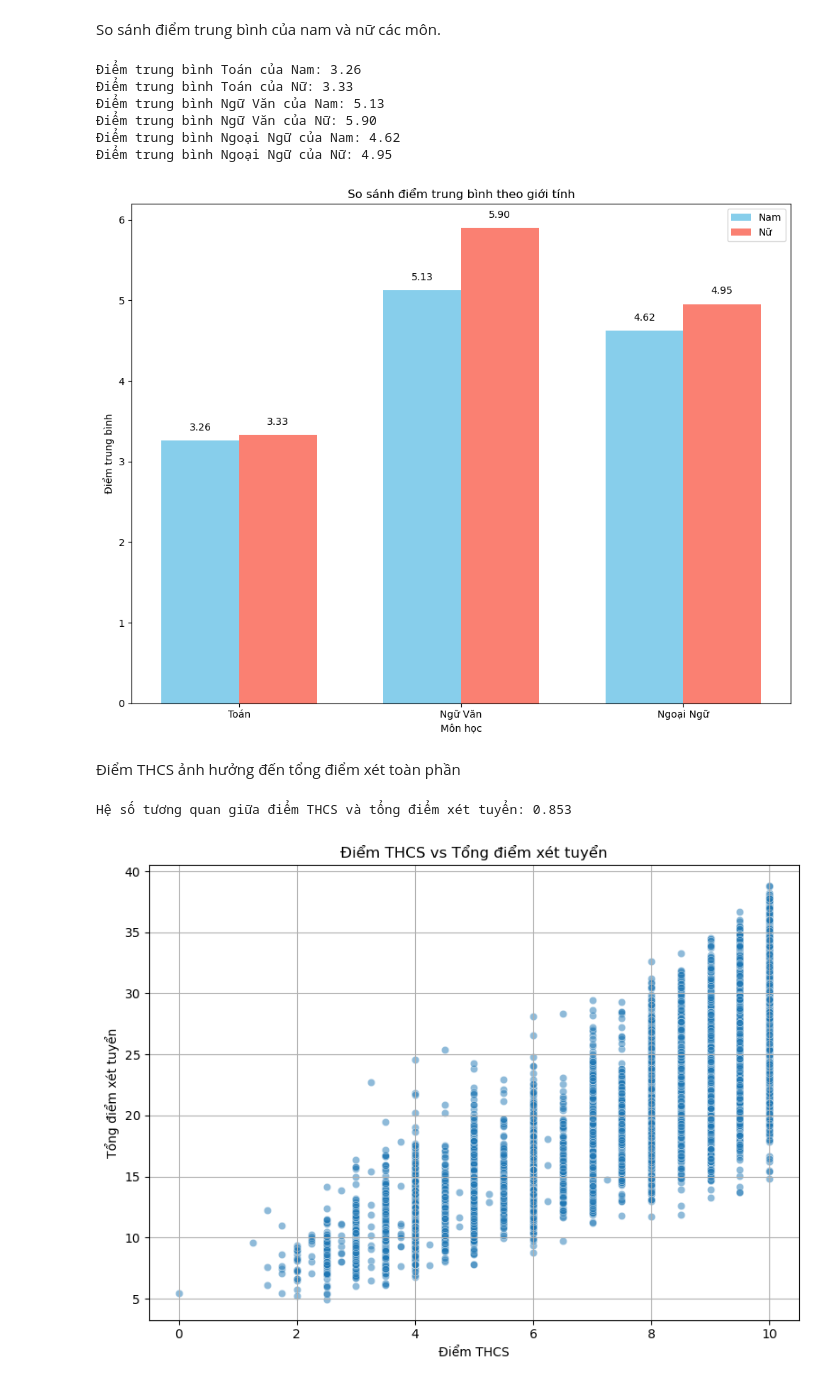
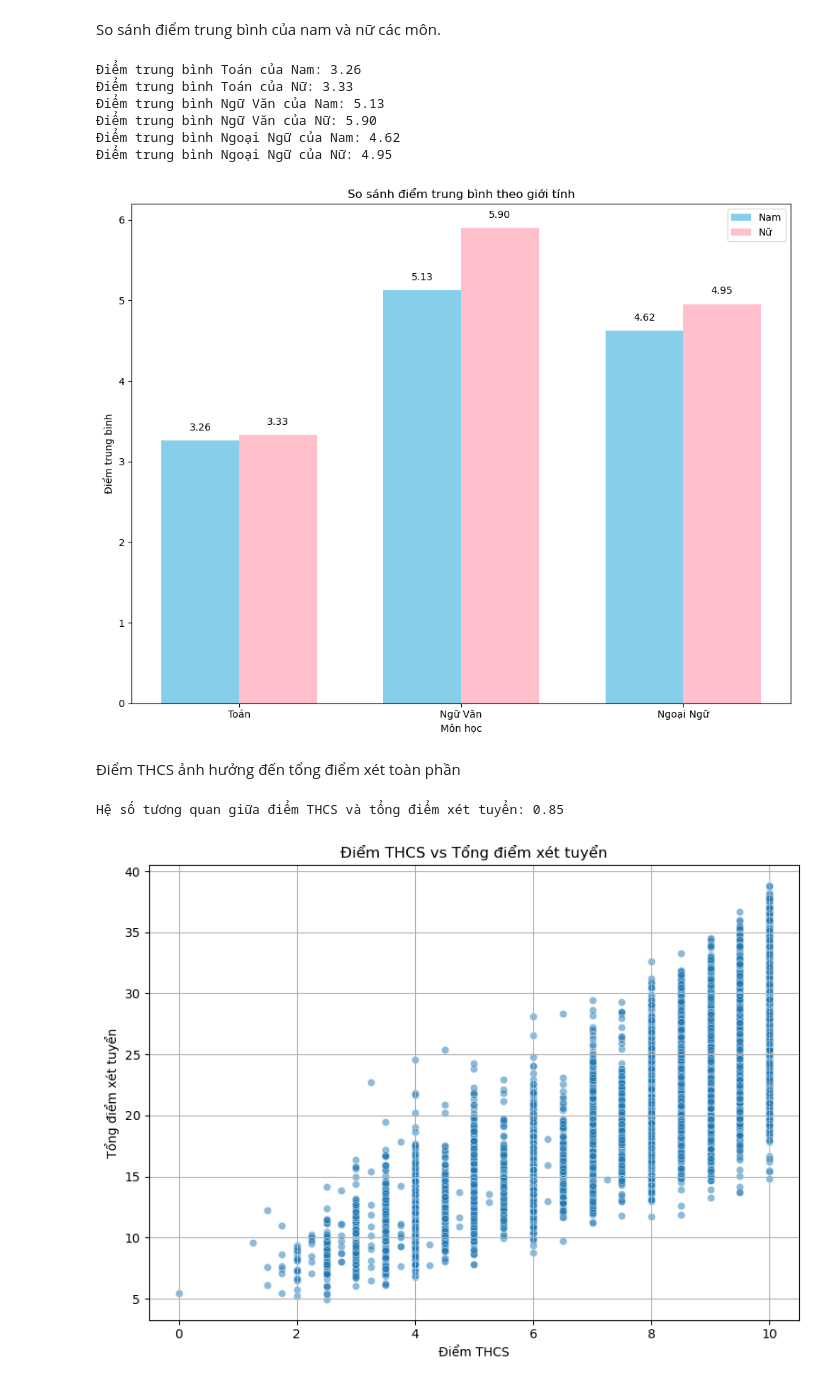
Before and after one commit to tinppb/sofascore-football-crawler, a Jupyter notebook: code_cuoiky/tuyensinhlop10Hue.ipynb, the cells around one changed output. Saved outputs shown, nothing was run; the diff lists cells and outputs as text; code cells hidden in the pictures.

```diff
--- a/code_cuoiky/tuyensinhlop10Hue.ipynb
+++ b/code_cuoiky/tuyensinhlop10Hue.ipynb
@@ -96,43 +127,43 @@ fig, ax = plt.subplots(figsize=(10, 8))
 
 bar_width = 0.35
 index = range(len(diem_gt))
 
 # Cột cho Nam
 bars_nam=ax.bar([i - bar_width/2 for i in index], diem_gt['Nam'], bar_width, label='Nam', color='skyblue')
 
 # Cột cho Nữ
-bars_nu=ax.bar([i + bar_width/2 for i in index], diem_gt['Nữ'], bar_width, label='Nữ', color='salmon')
+bars_nu=ax.bar([i + bar_width/2 for i in index], diem_gt['Nữ'], bar_width, label='Nữ', color='pink')
 
 # Gán nhãn
 ax.set_xlabel('Môn học')
 ax.set_ylabel('Điểm trung bình')
 ax.set_title('So sánh điểm trung bình theo giới tính')
 ax.set_xticks(index)
 ax.set_xticklabels(diem_gt['Môn'])
 ax.legend()
 
 for bar in bars_nam + bars_nu:
     yval = bar.get_height()
     ax.text(bar.get_x() + bar.get_width()/2, yval + 0.1, f'{yval:.2f}', ha='center', va='bottom')
 # Hiển thị biểu đồ
 plt.tight_layout()
 plt.show()
 # %% [output]
 Điểm trung bình Toán của Nam: 3.26
 Điểm trung bình Toán của Nữ: 3.33
 Điểm trung bình Ngữ Văn của Nam: 5.13
 Điểm trung bình Ngữ Văn của Nữ: 5.90
 Điểm trung bình Ngoại Ngữ của Nam: 4.62
 Điểm trung bình Ngoại Ngữ của Nữ: 4.95
-[figure, old version]
+[figure, new version]
 # %% [markdown]
 Điểm THCS ảnh hưởng đến tổng điểm xét toàn phần
 # %%
 # Kiểm tra mối tương quan giữa điểm THCS và tổng điểm xét tuyển
 correlation = df[['diem_thcs', 'tong_xet_pho_thong/ntp']].corr().iloc[0,1]
-print(f"Hệ số tương quan giữa điểm THCS và tổng điểm xét tuyển: {correlation:.3f}")
+print(f"Hệ số tương quan giữa điểm THCS và tổng điểm xét tuyển: {correlation:.2f}")
 # %% [output]
-Hệ số tương quan giữa điểm THCS và tổng điểm xét tuyển: 0.853
+Hệ số tương quan giữa điểm THCS và tổng điểm xét tuyển: 0.85
 # %%
 plt.figure(figsize=(8, 6))
 sns.scatterplot(data=df, x='diem_thcs', y='tong_xet_pho_thong/ntp', alpha=0.5)
```
Also changed, not shown: parts of 19 cells of this notebook, 2 other files.
